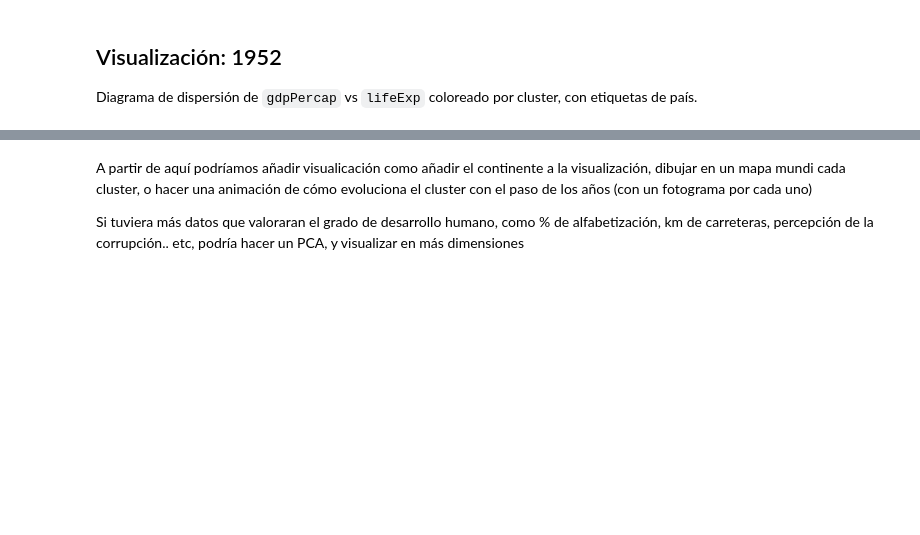
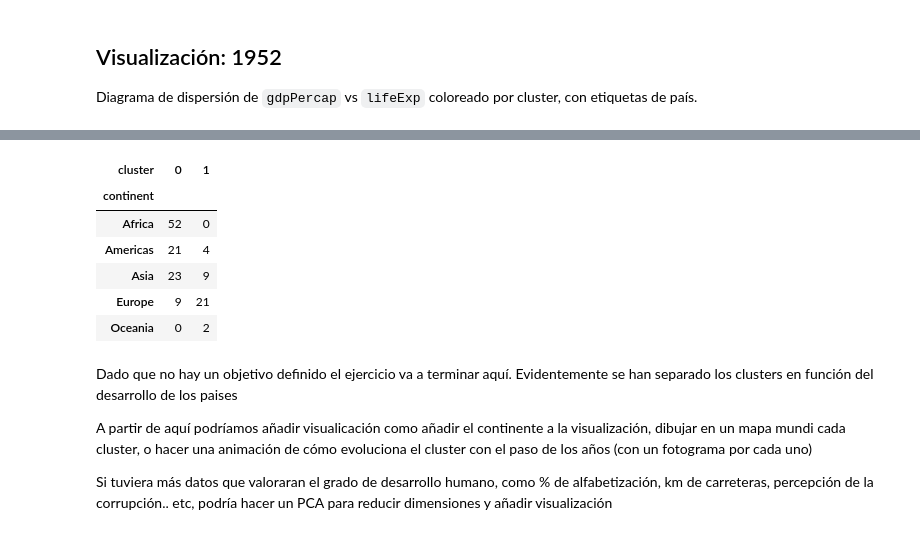
Before and after one commit to jogarman/clasification-for-CAPGEMINI, a Jupyter notebook: clustering.ipynb, the cells around one changed output, grey strips where cells are left out. Drawn from its saved outputs; the diff is of its cells as text; code cells hidden in the pictures; blank space fills up the shorter version.

```diff
--- a/clustering.ipynb
+++ b/clustering.ipynb
@@ -284,7 +266,23 @@ Misma visualización para 2007 para comparar el desplazamiento de países entre
+# %%
+# Tabla 2007
+ct_2007 = pd.crosstab(
+    df_2['continent'], df_2['cluster'], rownames=['continent'], colnames=['cluster']
+)
+ct_2007
+# %% [output]
+| cluster | 0 | 1 |
+| continent |  |  |
+| Africa | 52 | 0 |
+| Americas | 21 | 4 |
+| Asia | 23 | 9 |
+| Europe | 9 | 21 |
+| Oceania | 0 | 2 |
 # %% [markdown]
+Dado que no hay un objetivo definido el ejercicio va a terminar aquí. Evidentemente se han separado los clusters en función del desarrollo de los paises
+
 A partir de aquí podríamos añadir visualicación como añadir el continente a la visualización,
 dibujar en un mapa mundi cada cluster, o hacer una animación de cómo evoluciona el cluster con el paso
 de los años (con un fotograma por cada uno)
 
 Si tuviera más datos que valoraran el grado de desarrollo humano, como % de alfabetización, km de carreteras,
-percepción de la corrupción.. etc, podría hacer un PCA, y visualizar en más dimensiones
+percepción de la corrupción.. etc, podría hacer un PCA para reducir dimensiones y añadir visualización
```
Also changed, not shown: parts of 40 cells of this notebook, 1 other file.
